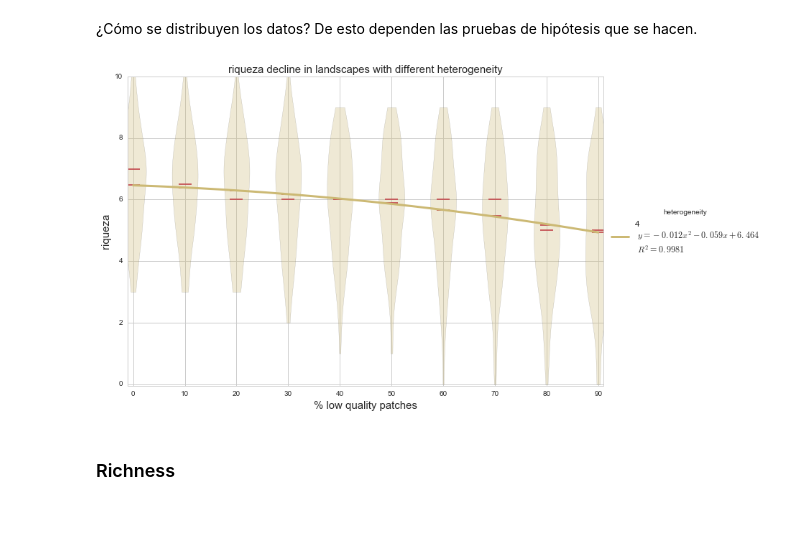
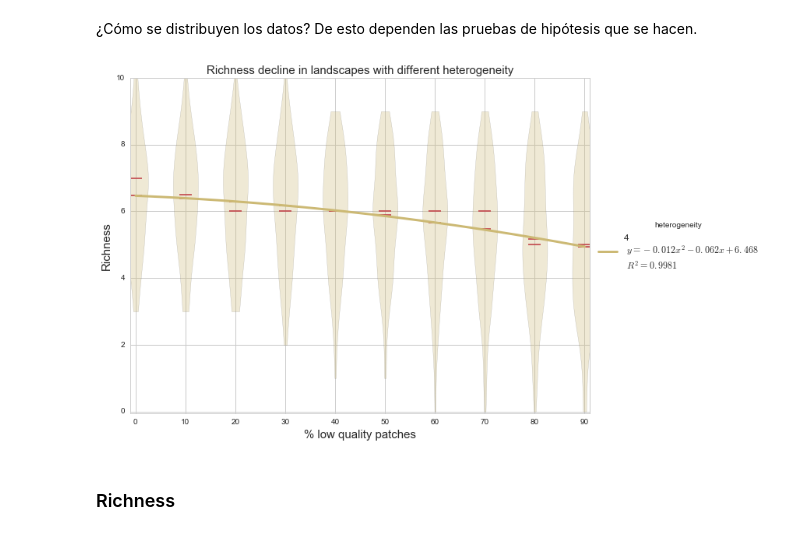
Before and after one commit to iramosp/MatrizAgroecol-gica, a Jupyter notebook: Analisis_Exp1.ipynb, the cells around one changed output. Cells and saved outputs as stored; diff of their text form; code cells hidden in the pictures.

```diff
--- a/Analisis_Exp1.ipynb
+++ b/Analisis_Exp1.ipynb
@@ -179,18 +148,13 @@ def graficar(medida, promedios, sd):
     plt.tight_layout()
     plt.show()
 # %%
-def graficar_b(medida, promedios, sd):
-    """Graficar promedios de una medida de biodiversidad con curva ajustada ponderada
+def graficar_violin(medida, datos, promedios, sd):
+    """Graficar datos con violin plot
     """
-    %matplotlib inline
-    #seaborn.set_palette("deep", color_codes=True)
-
     y = [None] * 5
     res = [None] * 5
     p = [None] * 5
     r2 = [None] * 5
-    rss = [None] * 5
-    aic = [None] * 5
 
     x = np.linspace(0, 9, 100)
     xdata = np.array(range(10))
@@ -199,28 +163,25 @@ def graficar_b(medida, promedios, sd):
     puntos = ["o", "p", "d", "v", "s"]
     colors = ["b", 'g', 'r', 'purple', 'y']
 
-    for het in range(5):
-        res[het] = np.polyfit(xdata, promedios[het], 2, w=sd[het])
+    for het in [4]:
+        res[het] = np.polyfit(xdata, promedios[het], 2, w=1/(sd[het])**2)
         p[het] = np.poly1d(res[het])
         r2[het] = 1 - ((np.sum((p[het](range(10)) - promedios[het])**2)) / (np.sum((promedios[het] - np.mean(promedios[het]))**2)))
-        rss[het] = np.sum((p[het](range(10)) - promedios[het])**2)
-        aic[het] = 2*4 + 10*np.log(rss[het])
 
-    fig = plt.figure(figsize=(10, 7), dpi = 50)
+    fig = plt.figure(figsize=(9, 7), dpi = 100)
 
-    for het in range(0, 5):
-        y[het] = p[het](x)
-        plt.plot(xdata, promedios[het], 'o', color= colors[het]) #data points
-        plt.plot(x, y[het], lw = 3, color= colors[het], label='{} \n $y = {:+.3f} x^2 {:+.3f} x {:+.3f}$ \n $R^2={:.4f}$ \n aic{}'.format(
-                                het, float(p[het][2]), float(p[het][1]), float(p[het][0]), float(r2[het]), aic[het])) #fit
-        #plt.errorbar(xdata, promedios[het], yerr=sd[het], fmt=puntos[het], color = colors[het])
+    for het in [4]:
+            y[het] = p[het](x)
+            plt.plot(x, y[het], lw = 3, color= colors[het],
+                    label='{} \n $y = {:+.3f} x^2 {:+.3f} x {:+.3f}$ \n $R^2={:.4f}$ '.format(
+                    het, float(p[het][2]), float(p[het][1]), float(p[het][0]), float(r2[het]))) #fit
+            plt.violinplot(datos[het, :, :], xdata, showmedians=True, showextrema=False, showmeans=True) #data points
 
     plt.ylim(-0.05)
     plt.xlim(-0.1, 9.1)
     plt.xticks(xdata, xlabels)
     plt.xlabel("% low quality patches", size = 15)
     plt.ylabel(medida, size = 15)
-    #plt.yscale("log")
     plt.title("{} decline in landscapes with different heterogeneity".format(medida), size = 15)
 
     plt.legend(loc='center left', fontsize = "large", title="heterogeneity", bbox_to_anchor=(1, 0.5))
@@ -275,9 +192,9 @@ def graficar_violin(medida, datos, promedios, sd):
 # %% [markdown]
 ¿Cómo se distribuyen los datos? De esto dependen las pruebas de hipótesis que se hacen.
 # %%
-graficar_violin('riqueza', np.array(riquezas), riquezas_mean, riquezas_sd)
+graficar_violin('Richness', np.array(riquezas), riquezas_mean, riquezas_sd)
 # %% [output]
-[figure, old version]
+[figure, new version]
 # %% [markdown]
 ### Richness
 # %%
```
Also changed, not shown: parts of 31 cells of this notebook, 1 other file.
